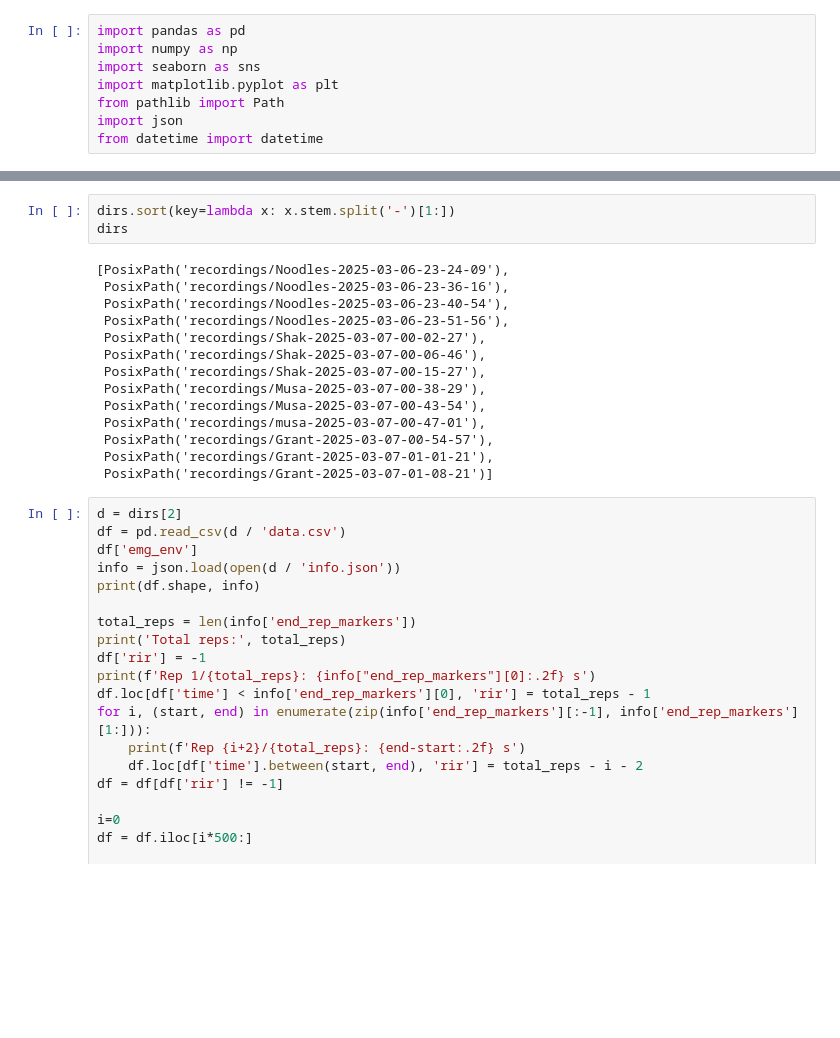
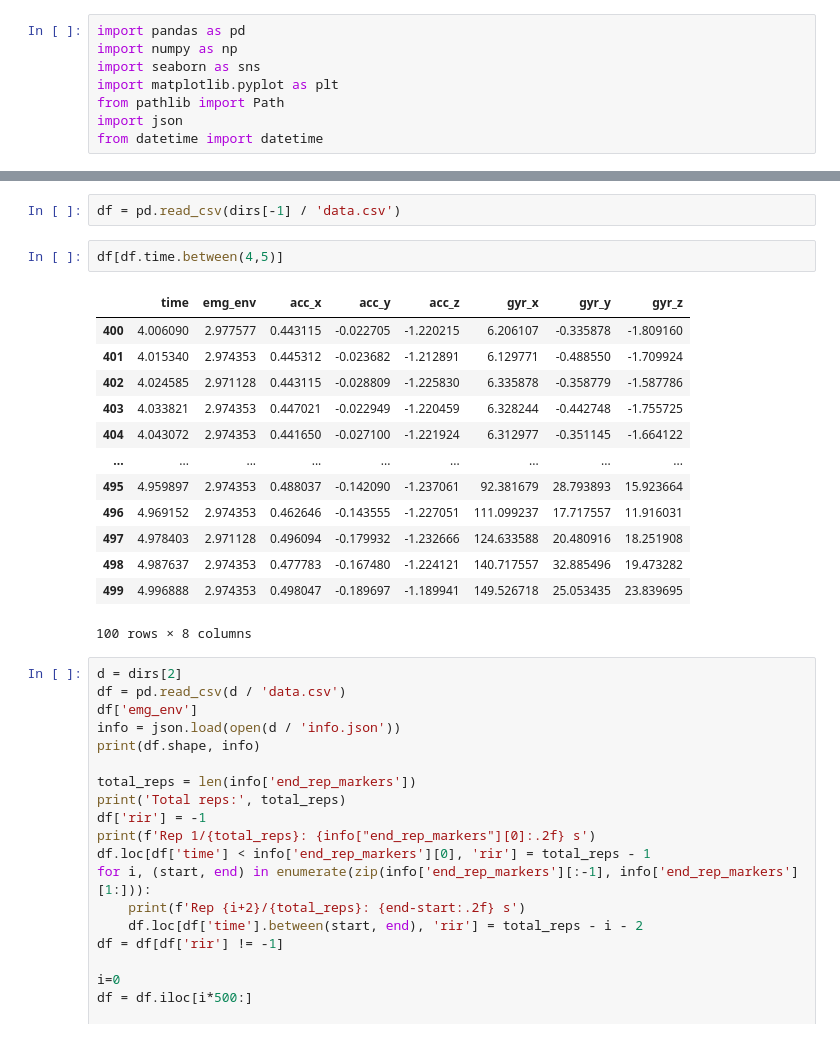
Before and after one commit to Musa-Azeem/AI-hypertrophy-coach, a Jupyter notebook: pipeline.ipynb, the cells around one changed output, grey strips where cells are left out. Saved outputs shown, nothing was run; the diff lists cells and outputs as text; blank space fills up the shorter version.

```diff
--- a/pipeline.ipynb
+++ b/pipeline.ipynb
@@ -11,20 +31,21 @@ dirs = [d for d in Path('recordings').iterdir() if d.is_dir()]
-# %%
-dirs.sort(key=lambda x: x.stem.split('-')[1:])
-dirs
-# %% [output]
-[PosixPath('recordings/Noodles-2025-03-06-23-24-09'),
- PosixPath('recordings/Noodles-2025-03-06-23-36-16'),
- PosixPath('recordings/Noodles-2025-03-06-23-40-54'),
- PosixPath('recordings/Noodles-2025-03-06-23-51-56'),
- PosixPath('recordings/Shak-2025-03-07-00-02-27'),
- PosixPath('recordings/Shak-2025-03-07-00-06-46'),
- PosixPath('recordings/Shak-2025-03-07-00-15-27'),
- PosixPath('recordings/Musa-2025-03-07-00-38-29'),
- PosixPath('recordings/Musa-2025-03-07-00-43-54'),
- PosixPath('recordings/musa-2025-03-07-00-47-01'),
- PosixPath('recordings/Grant-2025-03-07-00-54-57'),
- PosixPath('recordings/Grant-2025-03-07-01-01-21'),
- PosixPath('recordings/Grant-2025-03-07-01-08-21')]
+# %%
+df = pd.read_csv(dirs[-1] / 'data.csv')
+# %%
+df[df.time.between(4,5)]
+# %% [output]
+|  | time | emg_env | acc_x | acc_y | acc_z | gyr_x | gyr_y | gyr_z |
+| 400 | 4.006090 | 2.977577 | 0.443115 | -0.022705 | -1.220215 | 6.206107 | -0.335878 | -1.809160 |
+| 401 | 4.015340 | 2.974353 | 0.445312 | -0.023682 | -1.212891 | 6.129771 | -0.488550 | -1.709924 |
+| 402 | 4.024585 | 2.971128 | 0.443115 | -0.028809 | -1.225830 | 6.335878 | -0.358779 | -1.587786 |
+| 403 | 4.033821 | 2.974353 | 0.447021 | -0.022949 | -1.220459 | 6.328244 | -0.442748 | -1.755725 |
+| 404 | 4.043072 | 2.974353 | 0.441650 | -0.027100 | -1.221924 | 6.312977 | -0.351145 | -1.664122 |
+| ... | ... | ... | ... | ... | ... | ... | ... | ... |
+| 495 | 4.959897 | 2.974353 | 0.488037 | -0.142090 | -1.237061 | 92.381679 | 28.793893 | 15.923664 |
+| 496 | 4.969152 | 2.974353 | 0.462646 | -0.143555 | -1.227051 | 111.099237 | 17.717557 | 11.916031 |
+| 497 | 4.978403 | 2.971128 | 0.496094 | -0.179932 | -1.232666 | 124.633588 | 20.480916 | 18.251908 |
+| 498 | 4.987637 | 2.974353 | 0.477783 | -0.167480 | -1.224121 | 140.717557 | 32.885496 | 19.473282 |
+| 499 | 4.996888 | 2.974353 | 0.498047 | -0.189697 | -1.189941 | 149.526718 | 25.053435 | 23.839695 |
+100 rows × 8 columns
 # %%
 d = dirs[2]
 df = pd.read_csv(d / 'data.csv')
```
Also changed, not shown: parts of 1 cell of this notebook, 1 other file.
